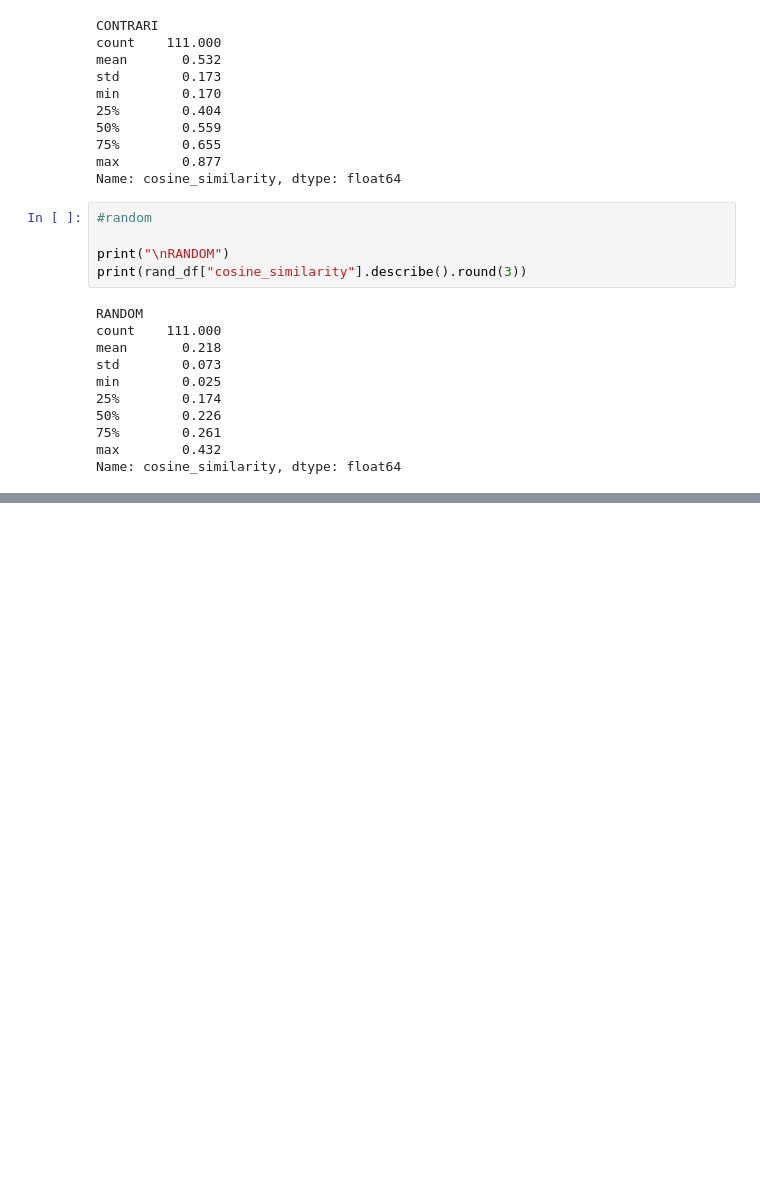
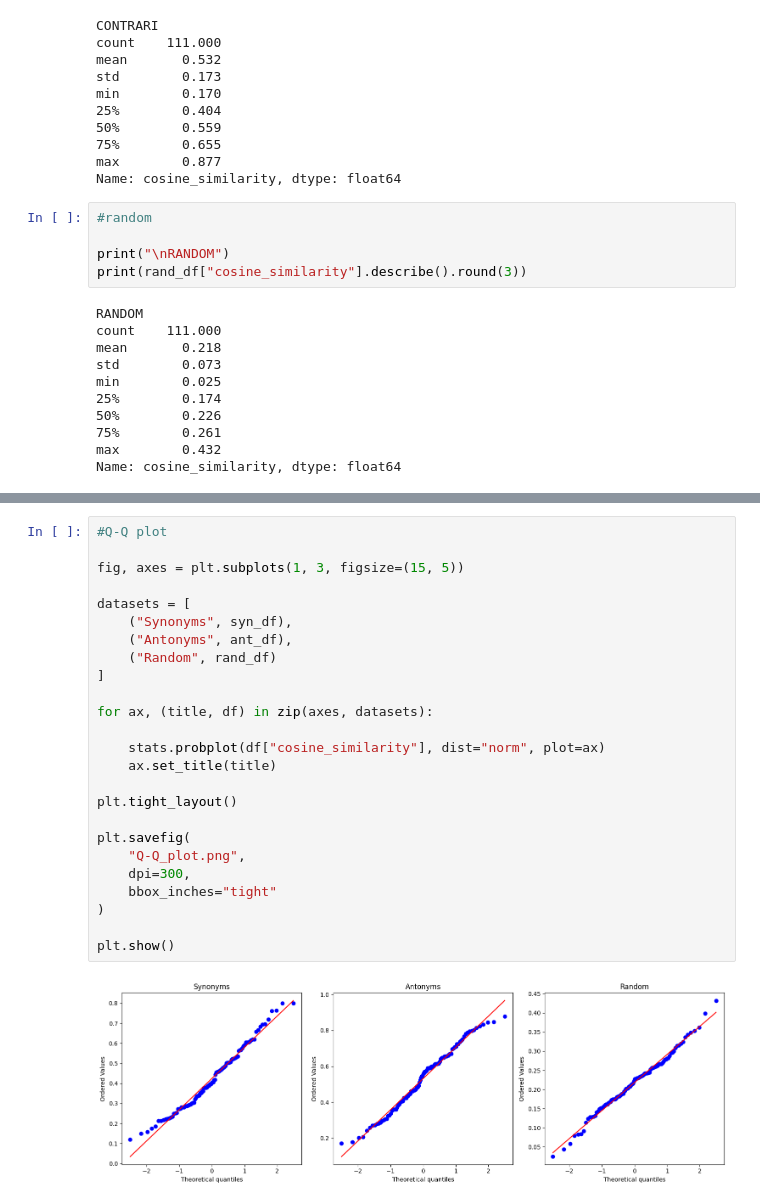
Before and after one commit to MarcoBuonanno/Tesi_2025-26-La-Geometria-degli-Embedding-di-un-LLm, a Jupyter notebook: Esercizio_1/Es1_tesi.ipynb, the cells around one changed output, grey strips where cells are left out. Drawn from its saved outputs; the diff is of its cells as text; blank space fills up the shorter version.

```diff
--- a/Esercizio_1/Es1_tesi.ipynb
+++ b/Esercizio_1/Es1_tesi.ipynb
@@ -243,0 +322,27 @@ plt.savefig(
+# %%
+#Q-Q plot
+
+fig, axes = plt.subplots(1, 3, figsize=(15, 5))
+
+datasets = [
+    ("Synonyms", syn_df),
+    ("Antonyms", ant_df),
+    ("Random", rand_df)
+]
+
+for ax, (title, df) in zip(axes, datasets):
+
+    stats.probplot(df["cosine_similarity"], dist="norm", plot=ax)
+    ax.set_title(title)
+
+plt.tight_layout()
+
+plt.savefig(
+    "Q-Q_plot.png",
+    dpi=300,
+    bbox_inches="tight"
+)
+
+plt.show()
+# %% [output]
+[figure, added]
```
Also changed, not shown: parts of 8 cells of this notebook, 5 other files.
